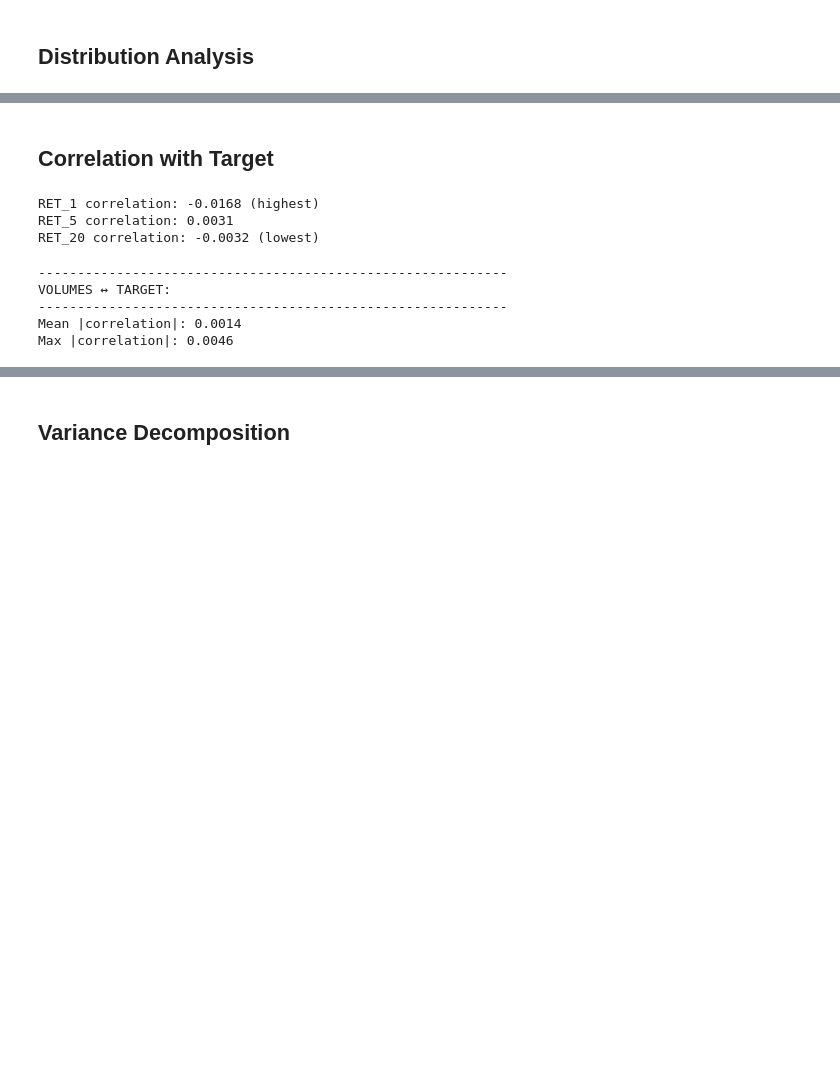
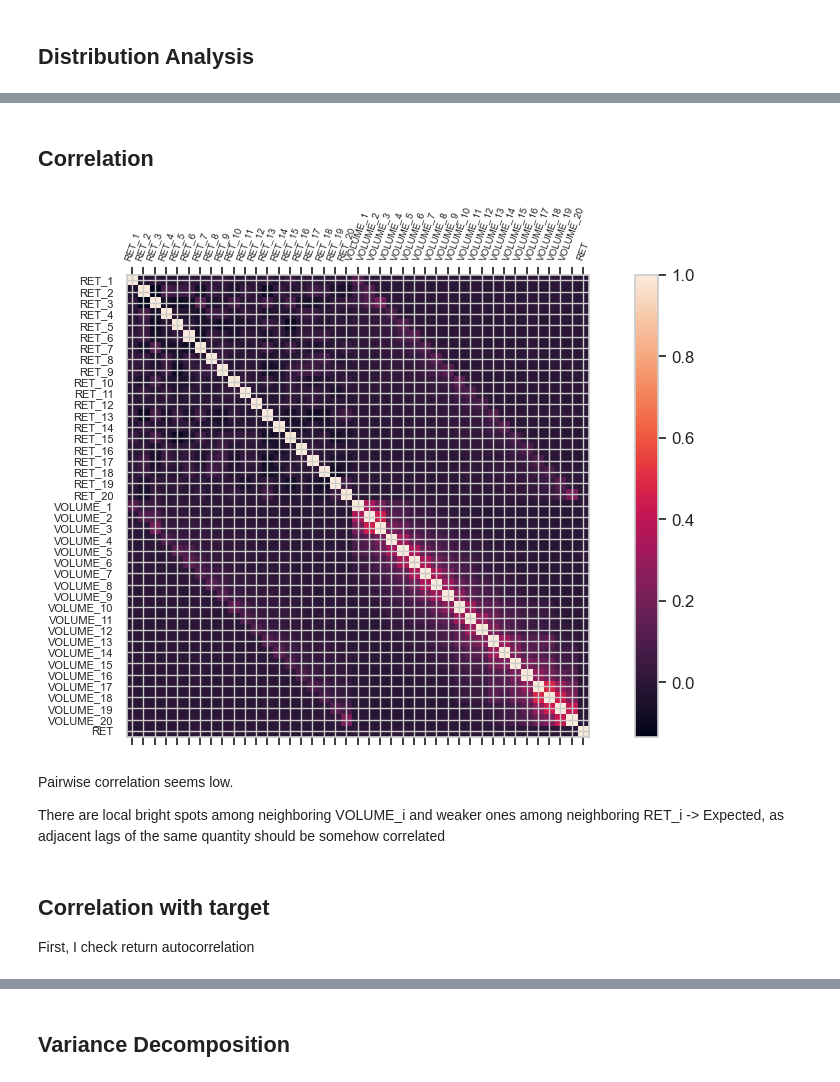
Before and after one commit to anbinh-bui/Stock-Return-Prediction-Challenge-, a Jupyter notebook: EDA.ipynb, the cells around one changed output, grey strips where cells are left out. Drawn from its saved outputs; the diff is of its cells as text; code cells hidden in the pictures; blank space fills up the shorter version.

```diff
--- a/EDA.ipynb
+++ b/EDA.ipynb
@@ -302,25 +317,24 @@ VOLUME_5 -0.1251  1.6820   90.8865  17603.7753
 # %% [markdown]
-## Correlation with Target
+## Correlation
-# %%
-train_clean['RET_numeric'] = train_clean['RET'].astype(int)
-ret_target_corr = train_clean[ret_cols].corrwith(train_clean['RET_numeric'])
-print(f"RET_1 correlation: {ret_target_corr.iloc[0]:.4f} (highest)")
-print(f"RET_5 correlation: {ret_target_corr.iloc[4]:.4f}")
-print(f"RET_20 correlation: {ret_target_corr.iloc[19]:.4f} (lowest)")
-# %% [output]
-RET_1 correlation: -0.0168 (highest)
-RET_5 correlation: 0.0031
-RET_20 correlation: -0.0032 (lowest)
-# %%
-vol_target_corr = train_clean[vol_cols].corrwith(train_clean['RET_numeric'])
-print("\n" + "-"*60)
-print("VOLUMES ↔ TARGET:")
-print("-"*60)
-print(f"Mean |correlation|: {vol_target_corr.abs().mean():.4f}")
-print(f"Max |correlation|: {vol_target_corr.abs().max():.4f}")
-# %% [output]
-------------------------------------------------------------
-VOLUMES ↔ TARGET:
-------------------------------------------------------------
-Mean |correlation|: 0.0014
-Max |correlation|: 0.0046
+# %%
+features = [f'RET_{day}' for day in range(1,21)]
+features += [f'VOLUME_{day}' for day in range(1,21)]
+features += ['RET']
+
+corr = train[features].corr()
+
+plt.matshow(corr, fignum=0)
+plt.xticks(range(corr.shape[1]), corr.columns, rotation=70, fontsize=7)
+plt.yticks(range(corr.shape[1]), corr.columns, fontsize=8)
+plt.colorbar()
+plt.show()
+# %% [output]
+[figure, added]
+# %% [markdown]
+Pairwise correlation seems low.
+
+There are local bright spots among neighboring VOLUME_i and weaker ones among neighboring RET_i
+-> Expected, as adjacent lags of the same quantity should be somehow correlated
+# %% [markdown]
+## Correlation with target
+First, I check return autocorrelation
```
Also changed, not shown: parts of 107 cells of this notebook.
